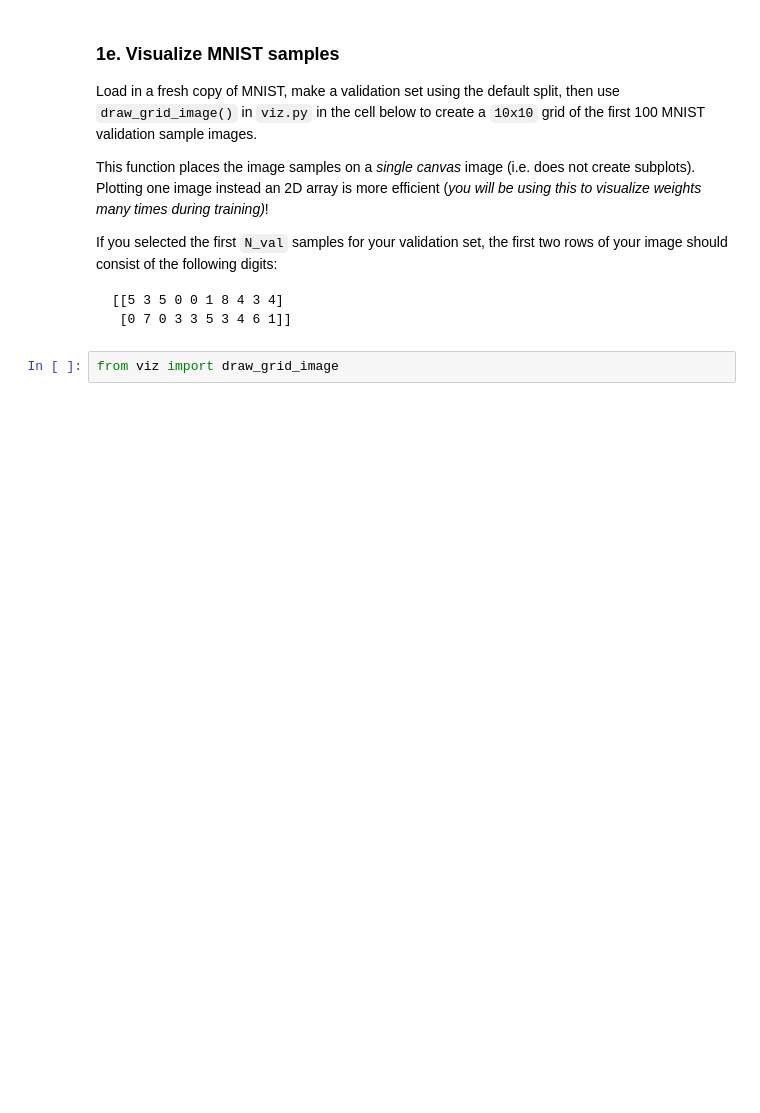
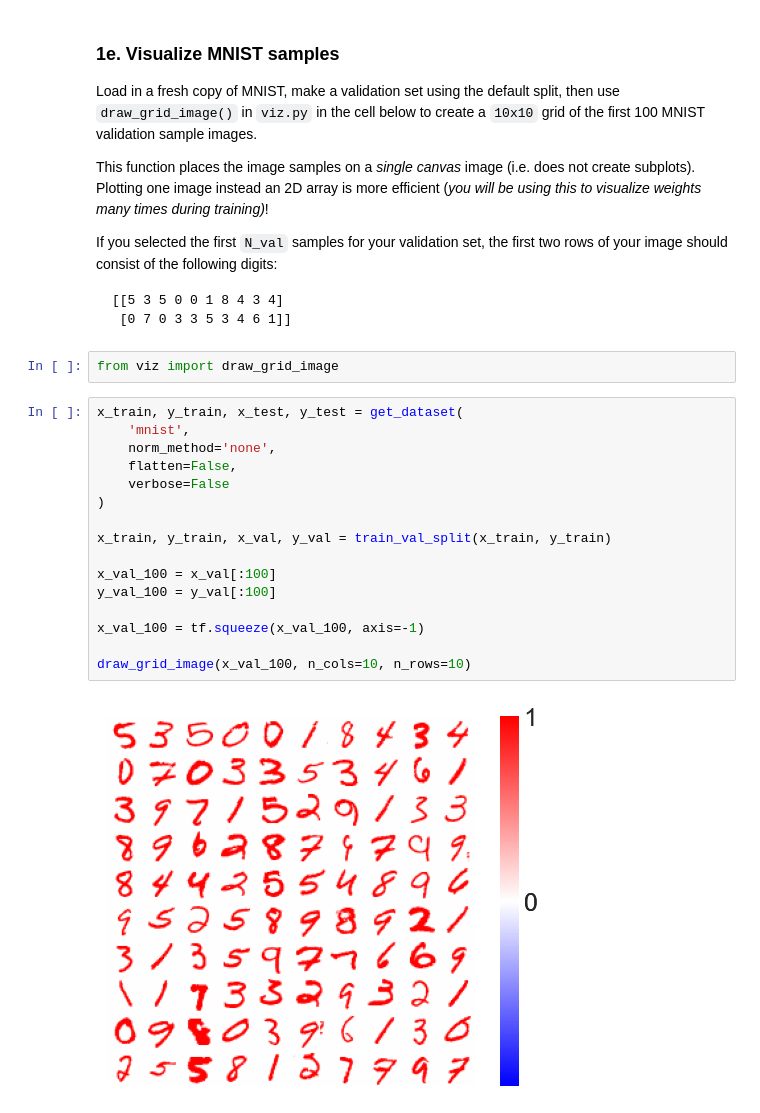
Before and after one commit to NotSMX/CS443, a Jupyter notebook: Project 1 - Hebbian Learning/images_datasets.ipynb, the cells around one changed output. Cells and saved outputs as stored; diff of their text form; blank space fills up the shorter version.

````diff
--- a/Project 1 - Hebbian Learning/images_datasets.ipynb
+++ b/Project 1 - Hebbian Learning/images_datasets.ipynb
@@ -192,3 +307,21 @@ If you selected the first `N_val` samples for your validation set, the first two
 ```
 # %%
 from viz import draw_grid_image
+# %%
+x_train, y_train, x_test, y_test = get_dataset(
+    'mnist',
+    norm_method='none',
+    flatten=False,
+    verbose=False
+)
+
+x_train, y_train, x_val, y_val = train_val_split(x_train, y_train)
+
+x_val_100 = x_val[:100]
+y_val_100 = y_val[:100]
+
+x_val_100 = tf.squeeze(x_val_100, axis=-1)
+
+draw_grid_image(x_val_100, n_cols=10, n_rows=10)
+# %% [output]
+[figure, added]
````
Also changed, not shown: parts of 9 cells of this notebook, 3 other files.
